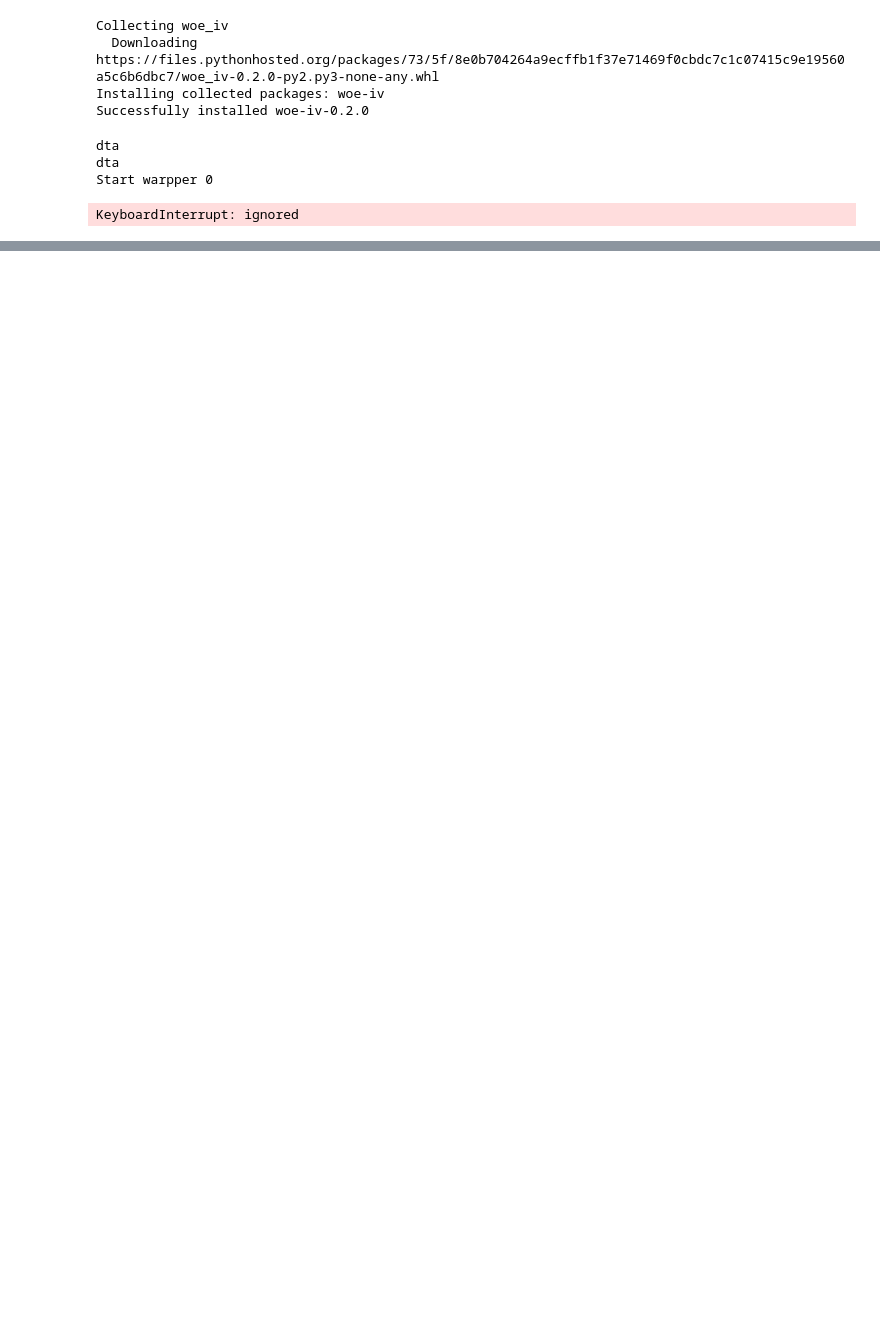
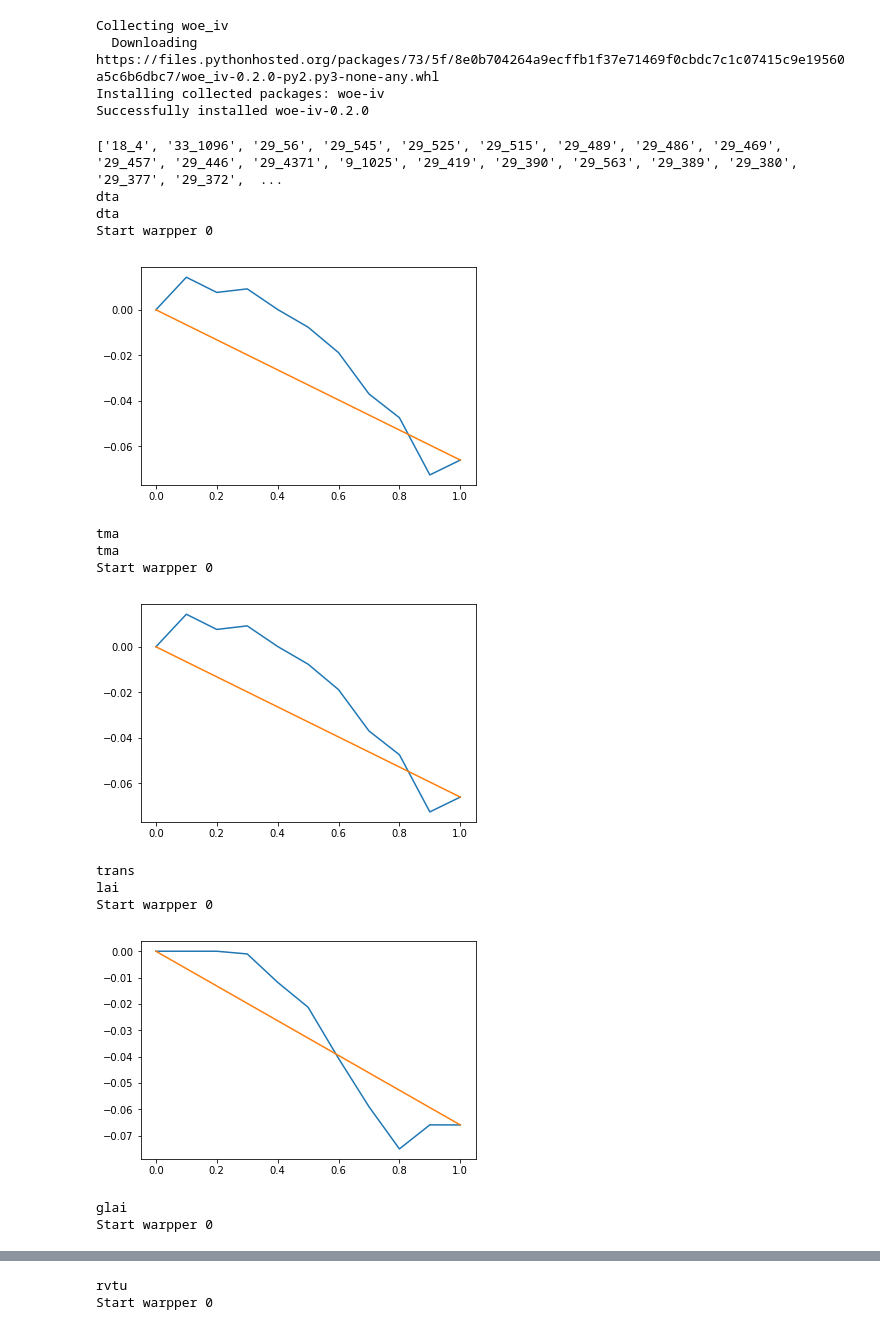
Before and after one commit to granrookey/UpliftModeling, a Jupyter notebook: code_day4_modify.ipynb, the cells around one changed output, grey strips where cells are left out. Drawn from its saved outputs; the diff is of its cells as text; code cells hidden in the pictures; blank space fills up the shorter version.

```diff
--- a/code_day4_modify.ipynb
+++ b/code_day4_modify.ipynb
@@ -485,7 +618,6 @@ from sklearn.ensemble import GradientBoostingClassifier, GradientBoostingRegress
 from sklearn.linear_model import LinearRegression, LogisticRegression
 from sklearn.model_selection import train_test_split
 from sklearn.model_selection import StratifiedKFold
-import woe-iv
 
 import warnings
 warnings.filterwarnings("ignore")
@@ -552,11 +684,17 @@ def main():
         df = preprocess_data(df, dataset=dataset_type[i])
         Y = df['Y']
         T = df['T']
-        X = df.drop(['Y', 'T'], axis=1)
+        if dataset_type[i] == 'criteo':
+            final_iv, IV = data_vars(df, df['Y'])
+            top_iv_columns = IV.sort_values('IV')['VAR_NAME'][:50].tolist()
+            print(top_iv_columns)
+
+        X = df.drop(['Y', 'T'], axis=1)[top_iv_columns]
+
+
         ty = pd.DataFrame({'Y': Y, 'T': T})\
                .apply(lambda row: ty_assign(row['Y'], row['T']), axis=1)
-        if dataset_type[i] == 'criteo':
-            df =
+
         if dataset_type[i] == 'hillstrom':
             fold_gen = StratifiedKFold(n_splits=5, shuffle=True, random_state=3126).split(X, ty)
         else:
@@ -662,31 +800,42 @@ def main():
                         if model.__name__ not in qini_resultset.keys():
                             qini_resultset[model.__name__] = []
                         qini_resultset[model.__name__].append(pd.DataFrame(q))
 
 
 #                         print(pd.DataFrame(q).head())
 #                         print(pd.DataFrame(q.values()))
 #                         qini_list[model.__name__] = pd.DataFrame(q.values())
 #         wrapper_variables.plot()
 #         plt.title("Variable Selection - Dataset " + str(idx) + ": " + dataset_type[i])
 #         plt.xlabel("Amount of Variables")
 #         plt.ylabel("Qini Value")
         #         plt.legend(bbox_to_anchor=(1.05, 1), loc=(i+1) * 2 - 1 , borderaxespad=0.)
             print(qini_resultset.keys())
 #         print('Qini values: ', qini_list)
 #         print('    mean: {}, std: {}'.format(np.mean(qini_list), np.std(qini_list)))
 #         plt.show()
 
 #         plt.subplot(141)
 #         plt.plot([1,2,3], label="test1")
 #         plt.plot([3,2,1], label="test2")
 #         # Place a legend to the right of this smaller subplot.
 #         plt.legend(bbox_to_anchor=(1.05, 1), loc=2, borderaxespad=0.)
 
 
 main()
 # %% [output]
+['18_4', '33_1096', '29_56', '29_545', '29_525', '29_515', '29_489', '29_486', '29_469', '29_457', '29_446', '29_4371', '9_1025', '29_419', '29_390', '29_563', '29_389', '29_380', '29_377', '29_372',  ...
 dta
 dta
 Start warpper 0
+[figure, added]
-KeyboardInterrupt: ignored
+tma
+tma
+Start warpper 0
+[figure, added]
+trans
+lai
+Start warpper 0
+[figure, added]
+glai
+Start warpper 0
@@ -692,0 +843,2 @@ KeyboardInterrupt: ignored
+rvtu
+Start warpper 0
```
Also changed, not shown: parts of 6 cells of this notebook.
